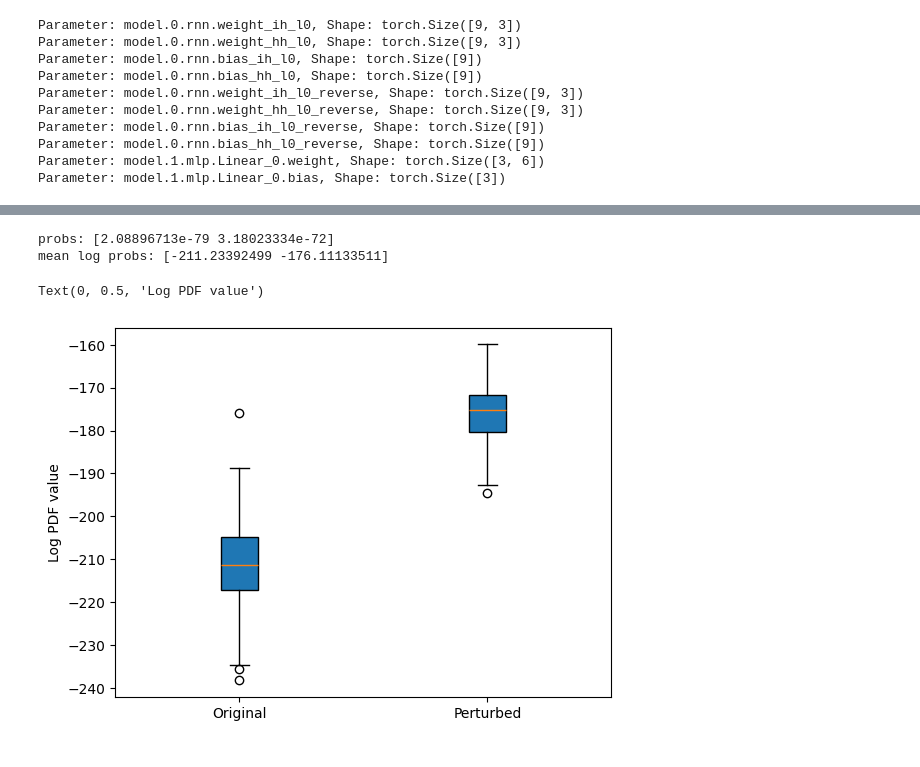
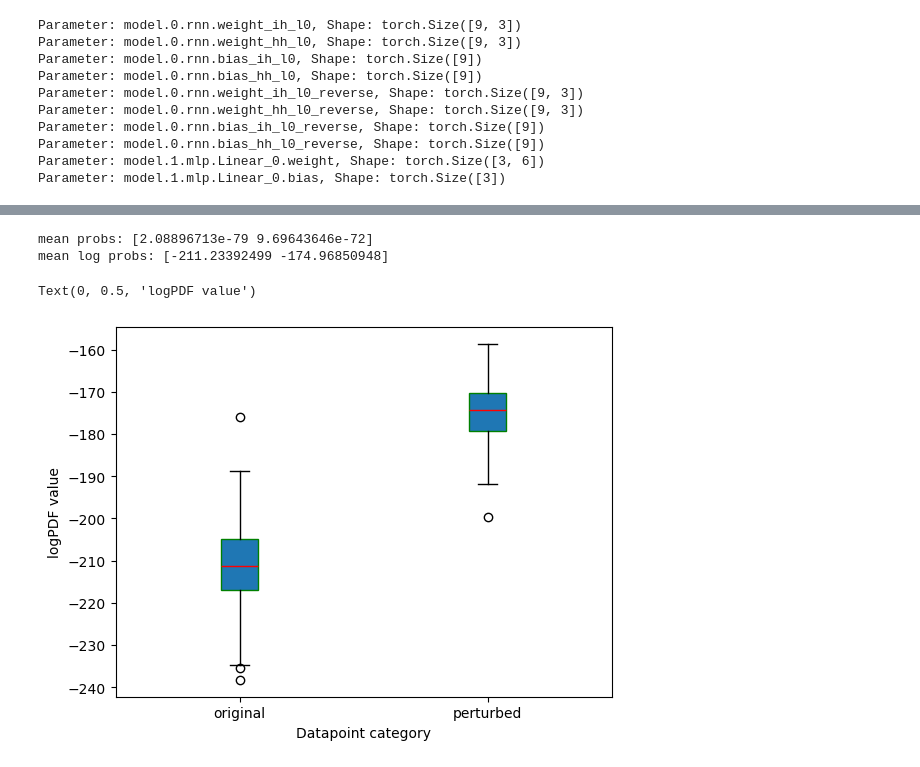
Before and after one commit to anonymous8293/factai, a Jupyter notebook: Extension_3_notebook.ipynb, the cells around one changed output, grey strips where cells are left out. Drawn from its saved outputs; the diff is of its cells as text; code cells hidden in the pictures.

```diff
--- a/Extension_3_notebook.ipynb
+++ b/Extension_3_notebook.ipynb
@@ -152,31 +176,35 @@ def perturb(x, m, x_):
 # %%
-hmm = HMM_modified(n_folds=5, fold=1, seed=seed)  ### set the right fold
+hmm = HMM_modified(n_folds=5, fold=0, seed=seed)    ### change if using different fold
 # %%
 # Apply forward algorithm to get log probabilities of test set datapoints and their perturbations
 
 N = x_test.shape[0]
-p = np.zeros(shape=(N, 2))
-l = np.zeros(shape=(N, 2))
+p = np.zeros(shape=(N,2))
+l = np.zeros(shape=(N,2))
 for i in range(N):
     x = x_test[i].to(th.float32)
-    # print(type(x))
     x_ = EMNN.model(x)  ### baselines are 0 by default
-    x_p = perturb(x, mask[i], x_)
+    x_p = perturb(x,mask[i],x_)
     x = x.detach().numpy()
     x_p = x_p.detach().numpy()
-    p[i, 0] = forward(hmm, x)[1]
-    p[i, 1] = forward(hmm, x_p)[1]
-    l[i, 0] = np.log(p[i, 0])
-    l[i, 1] = np.log(p[i, 1])
+    p[i,0] = forward(hmm, x)[1]
+    p[i,1] = forward(hmm, x_p)[1]
+    l[i,0] = np.log(p[i,0])
+    l[i,1] = np.log(p[i,1])
 
-print(f"probs: {np.mean(p, axis=0)}")
+print(f"mean probs: {np.mean(p, axis=0)}")
 print(f"mean log probs: {np.mean(l, axis=0)}")
 # %% [output]
-probs: [2.08896713e-79 3.18023334e-72]
-mean log probs: [-211.23392499 -176.11133511]
+mean probs: [2.08896713e-79 9.69643646e-72]
+mean log probs: [-211.23392499 -174.96850948]
-# %%
-plt.boxplot(l, labels=["Original", "Perturbed"], patch_artist=True)
-plt.ylabel("Log PDF value")
-# %% [output]
-Text(0, 0.5, 'Log PDF value')
-[figure, removed]
+# %%
+# Visualize results
+
+plt.boxplot(l, labels=['original','perturbed'], boxprops=dict(color='green'),
+                      medianprops=dict(color='red'), patch_artist='white')
+# Add labels and title
+plt.xlabel('Datapoint category')
+plt.ylabel('logPDF value')
+# %% [output]
+Text(0, 0.5, 'logPDF value')
+[figure, added]
```
Also changed, not shown: parts of 12 cells of this notebook, 5 other files.
